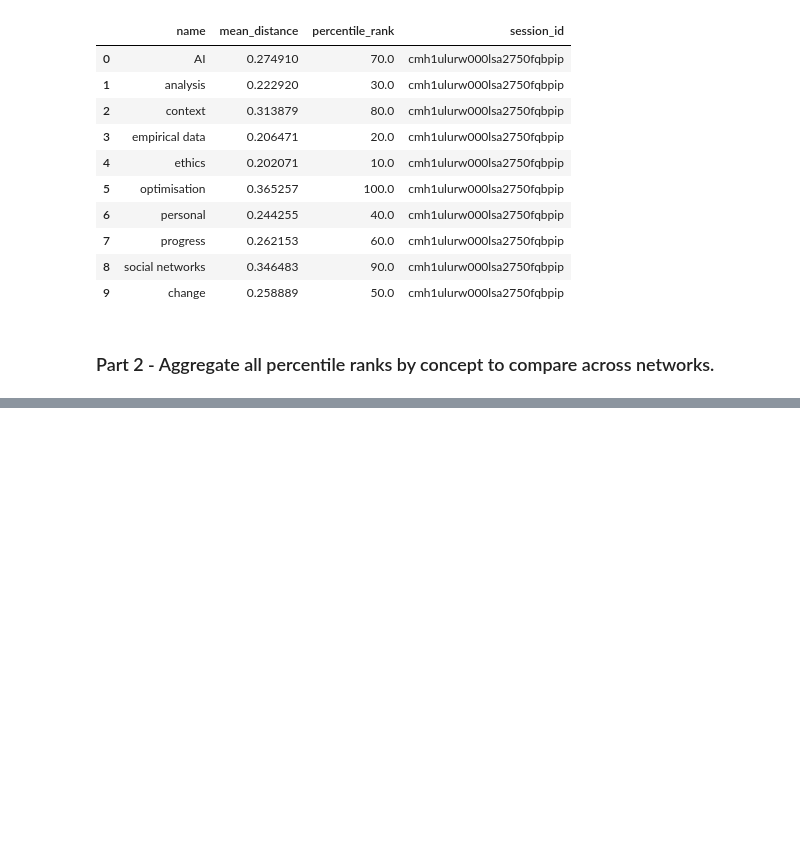
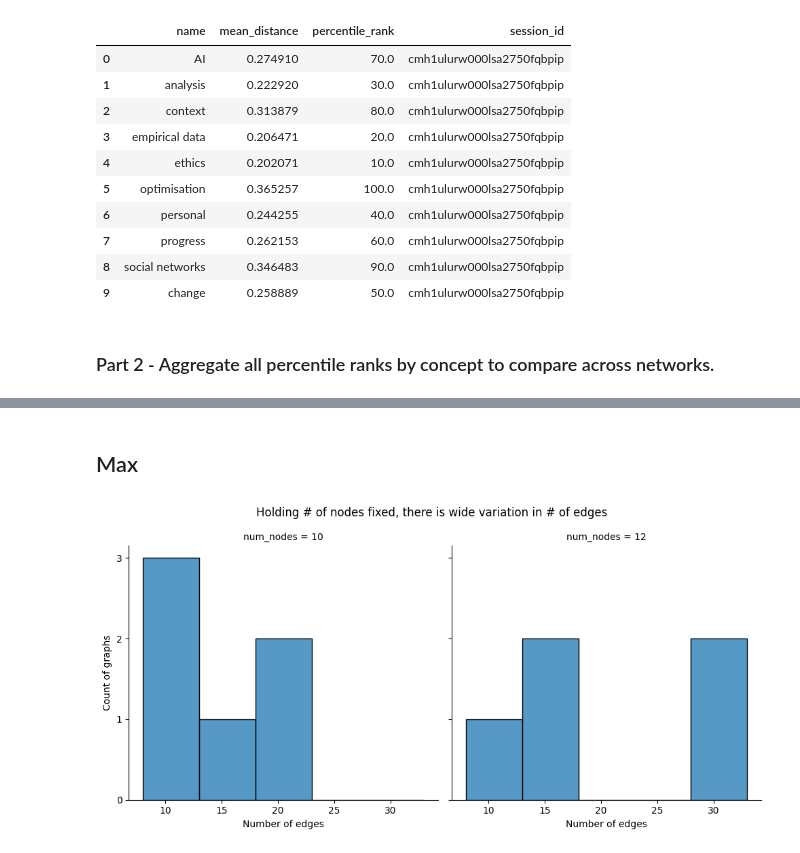
Before and after one commit to isaacbacker/GroupPres_SDS, a Jupyter notebook: Notebooks/network_analysis_group_project.ipynb, the cells around one changed output, grey strips where cells are left out. Saved outputs shown, nothing was run; the diff lists cells and outputs as text; code cells hidden in the pictures; blank space fills up the shorter version.

```diff
--- a/Notebooks/network_analysis_group_project.ipynb
+++ b/Notebooks/network_analysis_group_project.ipynb
@@ -1096,3 +1096,5 @@ TOP 15 MOST CONSISTENTLY PERIPHERAL CONCEPTS
 | gender | 72.73 | 72.73 | NaN | 0.21 | 0.21 | 1 | ... |
 | social networks | 70.00 | 66.97 | 25.87 | 0.27 | 0.27 | 7 | ... |
 | race-ethnicity | 69.32 | 69.32 | 8.04 | 0.26 | 0.26 | 2 | ... |
+# %% [markdown]
+## Max
@@ -1098,0 +1159,11 @@ TOP 15 MOST CONSISTENTLY PERIPHERAL CONCEPTS
+# %%
+ax = sns.displot(data = max_df_filtered, x = 'num_edges', col='num_nodes', binwidth = 5)
+
+ax.axes[0][0].yaxis.set_major_formatter(ticker.FormatStrFormatter('%d'))
+ax.axes[0][0].yaxis.set_major_locator(ticker.MaxNLocator(integer=True))
+ax.set_axis_labels(x_var='Number of edges', y_var='Count of graphs')
+plt.suptitle('Holding # of nodes fixed, there is wide variation in # of edges')
+ax.tight_layout()
+plt.savefig('sparsity_hist.svg')
+# %% [output]
+[figure, added]
```
Also changed, not shown: parts of 11 cells of this notebook.
